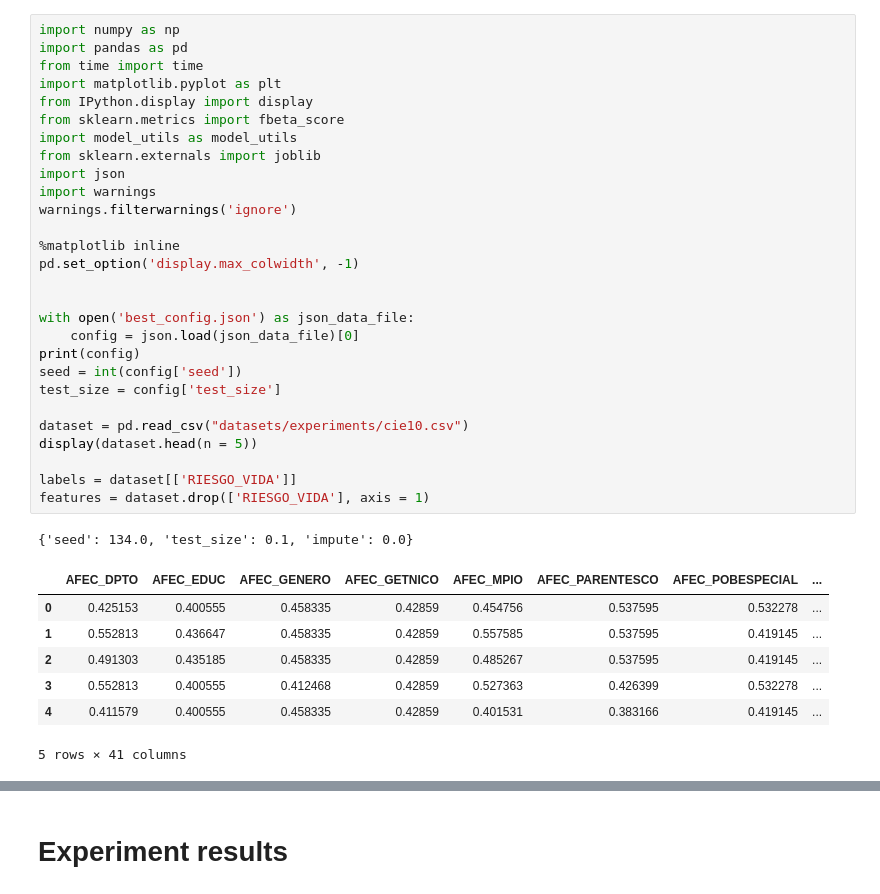
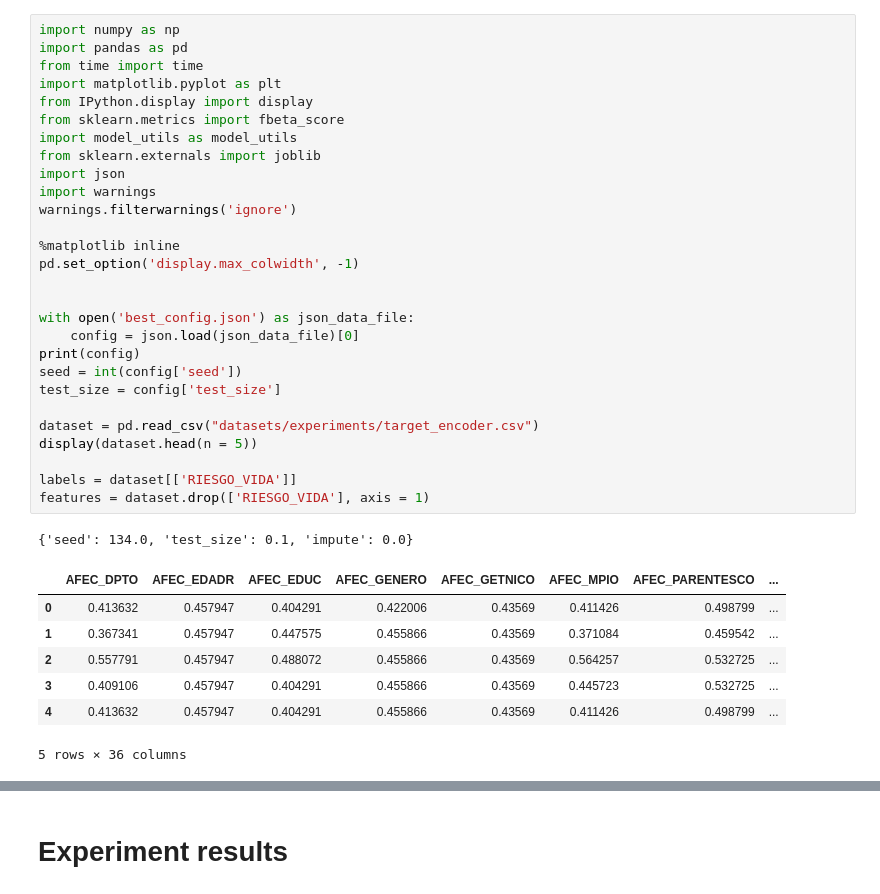
Before and after one commit to mrugeles/Supersalud-PQRSD, a Jupyter notebook: 5) Model Creation and Evaluation.ipynb, the cells around one changed output, grey strips where cells are left out. Cells and saved outputs as stored; diff of their text form.

```diff
--- a/5) Model Creation and Evaluation.ipynb
+++ b/5) Model Creation and Evaluation.ipynb
@@ -1,37 +1,37 @@
 # %%
 import numpy as np
 import pandas as pd
 from time import time
 import matplotlib.pyplot as plt
 from IPython.display import display
 from sklearn.metrics import fbeta_score
 import model_utils as model_utils
 from sklearn.externals import joblib
 import json
 import warnings
 warnings.filterwarnings('ignore')
 
 %matplotlib inline
 pd.set_option('display.max_colwidth', -1)
 
 
 with open('best_config.json') as json_data_file:
     config = json.load(json_data_file)[0]
 print(config)
 seed = int(config['seed'])
 test_size = config['test_size']
 
-dataset = pd.read_csv("datasets/experiments/cie10.csv")
+dataset = pd.read_csv("datasets/experiments/target_encoder.csv")
 display(dataset.head(n = 5))
 
 labels = dataset[['RIESGO_VIDA']]
 features = dataset.drop(['RIESGO_VIDA'], axis = 1)
 # %% [output]
 {'seed': 134.0, 'test_size': 0.1, 'impute': 0.0}
-|  | AFEC_DPTO | AFEC_EDUC | AFEC_GENERO | AFEC_GETNICO | AFEC_MPIO | AFEC_PARENTESCO | AFEC_POBESPECIAL | ... |
-| 0 | 0.425153 | 0.400555 | 0.458335 | 0.42859 | 0.454756 | 0.537595 | 0.532278 | ... |
-| 1 | 0.552813 | 0.436647 | 0.458335 | 0.42859 | 0.557585 | 0.537595 | 0.419145 | ... |
-| 2 | 0.491303 | 0.435185 | 0.458335 | 0.42859 | 0.485267 | 0.537595 | 0.419145 | ... |
-| 3 | 0.552813 | 0.400555 | 0.412468 | 0.42859 | 0.527363 | 0.426399 | 0.532278 | ... |
-| 4 | 0.411579 | 0.400555 | 0.458335 | 0.42859 | 0.401531 | 0.383166 | 0.419145 | ... |
+|  | AFEC_DPTO | AFEC_EDADR | AFEC_EDUC | AFEC_GENERO | AFEC_GETNICO | AFEC_MPIO | AFEC_PARENTESCO | ... |
+| 0 | 0.413632 | 0.457947 | 0.404291 | 0.422006 | 0.43569 | 0.411426 | 0.498799 | ... |
+| 1 | 0.367341 | 0.457947 | 0.447575 | 0.455866 | 0.43569 | 0.371084 | 0.459542 | ... |
+| 2 | 0.557791 | 0.457947 | 0.488072 | 0.455866 | 0.43569 | 0.564257 | 0.532725 | ... |
+| 3 | 0.409106 | 0.457947 | 0.404291 | 0.455866 | 0.43569 | 0.445723 | 0.532725 | ... |
+| 4 | 0.413632 | 0.457947 | 0.404291 | 0.455866 | 0.43569 | 0.411426 | 0.498799 | ... |
-5 rows × 41 columns
+5 rows × 36 columns
```
Also changed, not shown: parts of 4 cells of this notebook, 10 other files.
